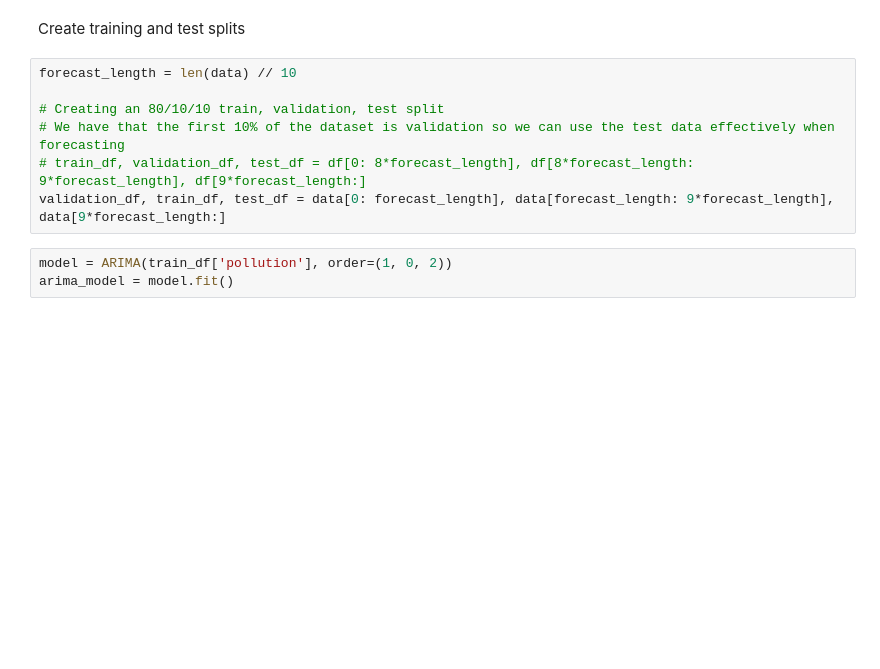
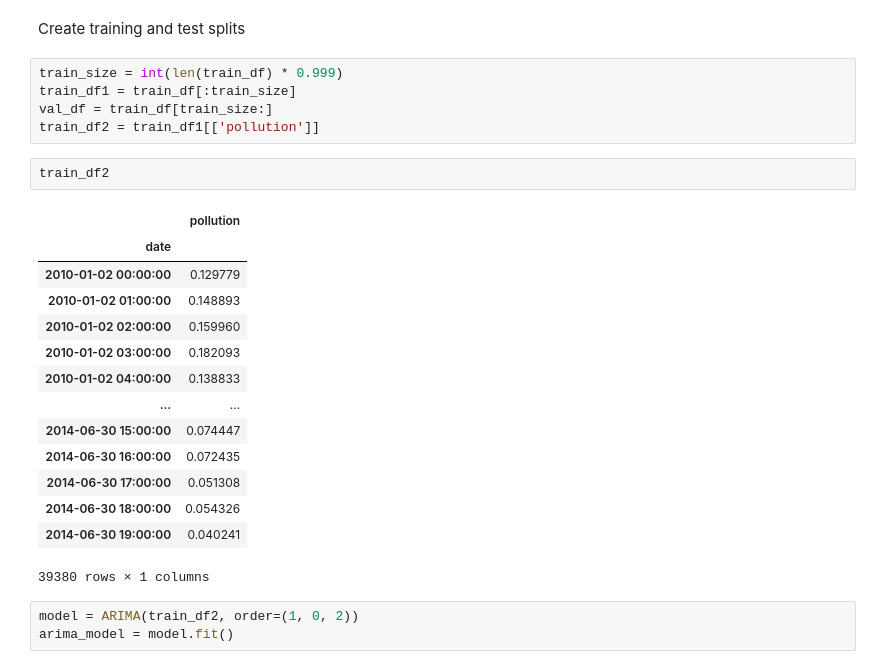
Before and after one commit to djjjones6/Group_Assessment_2, a Jupyter notebook: DaveJ/ARIMA.ipynb, the cells around one changed output. Drawn from its saved outputs; the diff is of its cells as text; blank space fills up the shorter version.

```diff
--- a/DaveJ/ARIMA.ipynb
+++ b/DaveJ/ARIMA.ipynb
@@ -85,13 +67,28 @@ plt.show()
 Seems only the previous value has any real impact so we can take p = 1
 # %% [markdown]
 Create training and test splits
-# %%
-forecast_length = len(data) // 10
-
-# Creating an 80/10/10 train, validation, test split
-# We have that the first 10% of the dataset is validation so we can use the test data effectively when forecasting
-# train_df, validation_df, test_df = df[0: 8*forecast_length], df[8*forecast_length: 9*forecast_length], df[9*forecast_length:]
-validation_df, train_df, test_df = data[0: forecast_length], data[forecast_length: 9*forecast_length], data[9*forecast_length:]
+# %%
+train_size = int(len(train_df) * 0.999)
+train_df1 = train_df[:train_size]
+val_df = train_df[train_size:]
+train_df2 = train_df1[['pollution']]
+# %%
+train_df2
+# %% [output]
+|  | pollution |
+| date |  |
+| 2010-01-02 00:00:00 | 0.129779 |
+| 2010-01-02 01:00:00 | 0.148893 |
+| 2010-01-02 02:00:00 | 0.159960 |
+| 2010-01-02 03:00:00 | 0.182093 |
+| 2010-01-02 04:00:00 | 0.138833 |
+| ... | ... |
+| 2014-06-30 15:00:00 | 0.074447 |
+| 2014-06-30 16:00:00 | 0.072435 |
+| 2014-06-30 17:00:00 | 0.051308 |
+| 2014-06-30 18:00:00 | 0.054326 |
+| 2014-06-30 19:00:00 | 0.040241 |
+39380 rows × 1 columns
 # %%
-model = ARIMA(train_df['pollution'], order=(1, 0, 2))
+model = ARIMA(train_df2, order=(1, 0, 2))
 arima_model = model.fit()
```
Also changed, not shown: parts of 7 cells of this notebook.
